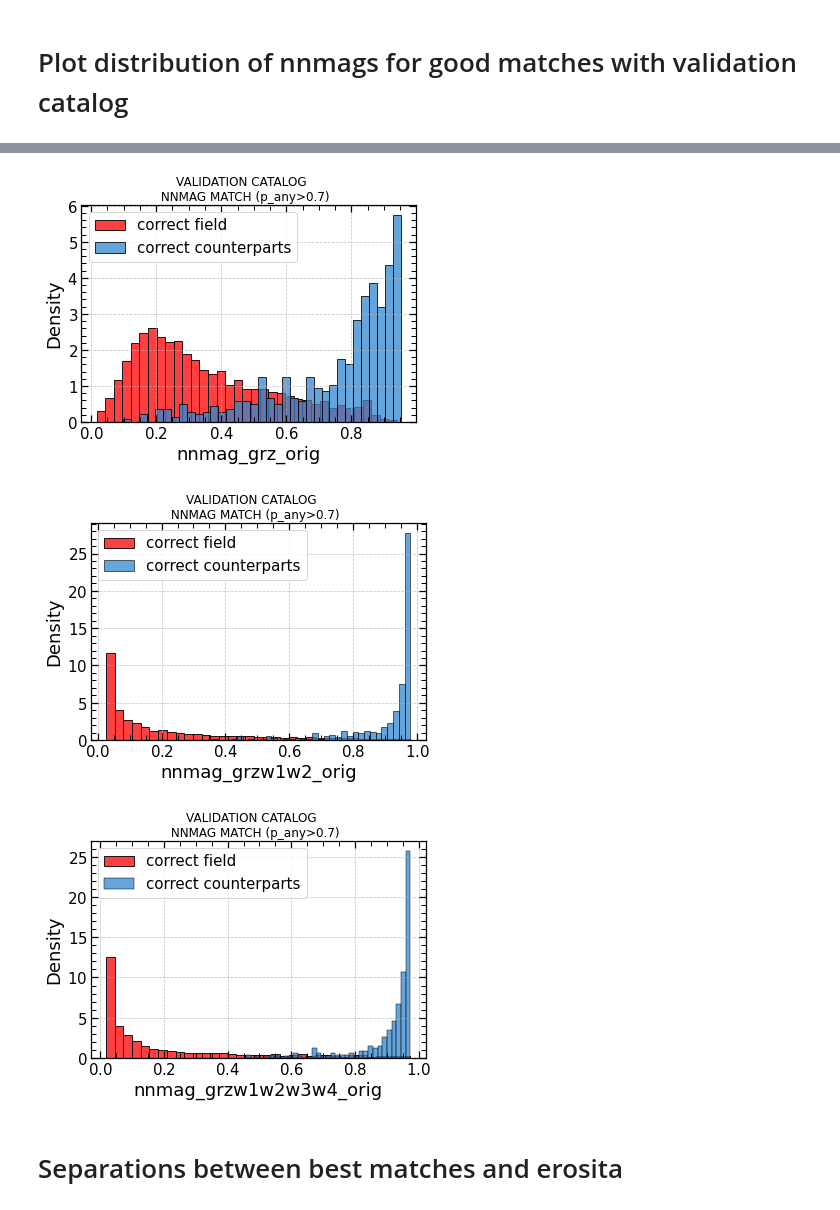
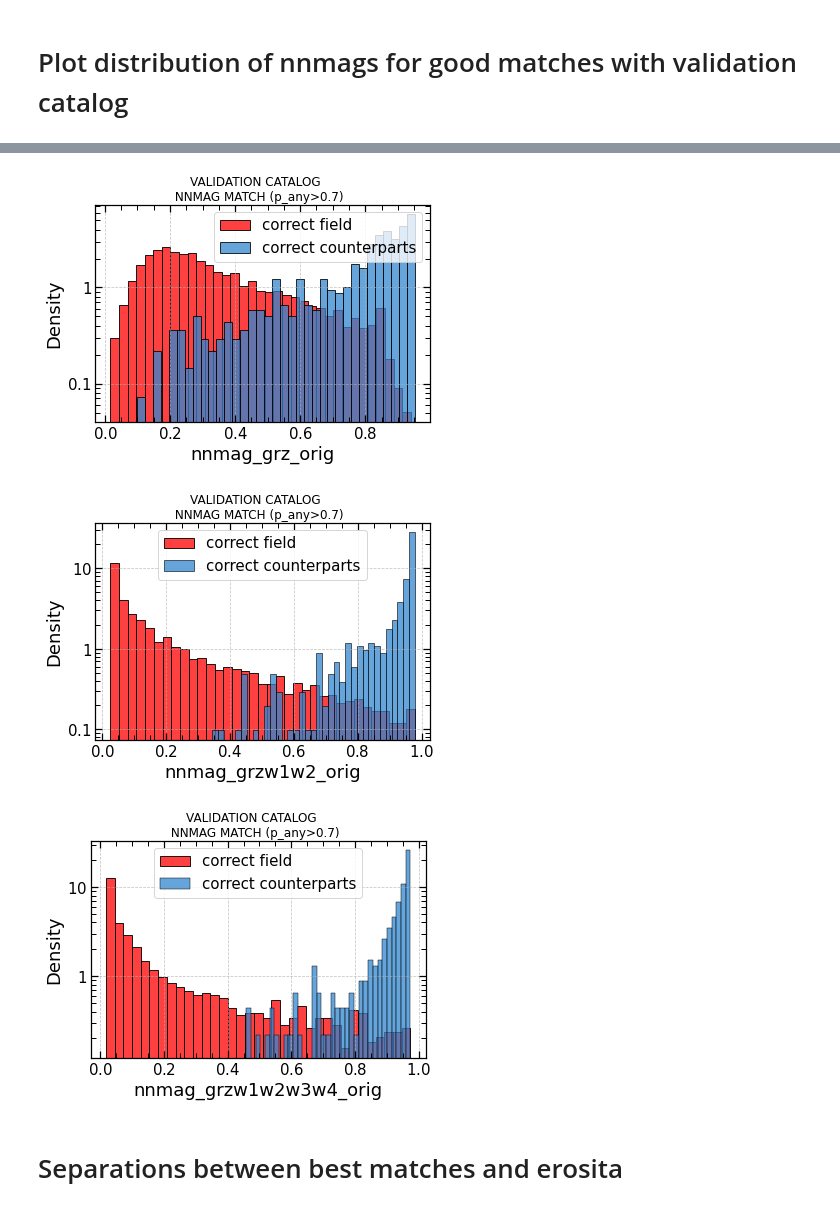
Before and after one commit to SergeiDBykov/lockman_hole, a Jupyter notebook: 2_desi-crossmatch/3_results-analyse.ipynb, the cells around one changed output, grey strips where cells are left out. Drawn from its saved outputs; the diff is of its cells as text; code cells hidden in the pictures.

```diff
--- a/2_LH-ero-desi-nway/3_results-analyse.ipynb
+++ b/2_desi-crossmatch/3_results-analyse.ipynb
@@ -36,6 +35,15 @@ def get_flag_num(x, flag):
 
 nway_res['n_match_flag_0'] = nway_res.groupby('EROSITA')['match_flag'].transform(lambda x: get_flag_num(x, 0))
 nway_res['n_match_flag_2'] = nway_res.groupby('EROSITA')['match_flag'].transform(lambda x: get_flag_num(x, 2))
+tmp = nway_res.groupby('EROSITA')['Separation_EROSITA_DESI'].transform(lambda x: min(x))
+nway_res['is_closest'] = tmp == nway_res['Separation_EROSITA_DESI']
+nway_res['is_within_pos_r98'] = nway_res['Separation_EROSITA_DESI'] < 2.79*nway_res['pos_err'] #2.79 if the coeff to transform pos_sigma2d (0.39 prob) into pos_r98 (0.98 prob) via  [0.98 = 1 - exp(-r^2/2) solve for r]. Assuming pos_err is the standard deviation of the position error (sigma 2d, 39% probability)
+
+
+
 
 nway_res_dist_only['n_match_flag_0'] = nway_res_dist_only.groupby('EROSITA')['match_flag'].transform(lambda x: get_flag_num(x, 0))
 nway_res_dist_only['n_match_flag_2'] = nway_res_dist_only.groupby('EROSITA')['match_flag'].transform(lambda x: get_flag_num(x, 2))
+tmp = nway_res_dist_only.groupby('EROSITA')['Separation_EROSITA_DESI'].transform(lambda x: min(x))
+nway_res_dist_only['is_closest'] = tmp == nway_res_dist_only['Separation_EROSITA_DESI']
+nway_res_dist_only['is_within_pos_r98'] = nway_res_dist_only['Separation_EROSITA_DESI'] < 2.79*nway_res_dist_only['pos_err']
@@ -210,5 +255,6 @@ for prior_type in ['grz_orig', 'grzw1w2_orig', 'grzw1w2w3w4_orig']:
     sns.histplot(nway_res_dist_only.query(f"prob_has_match>@prob_cutoff & match_flag==0 & nnmag_{prior_type}!=-99. & ~desi_id_true_ctp.isnull()")['nnmag_'+prior_type], stat = 'density', color = 'r', bins = 35, label = 'correct field')
     sns.histplot(nway_res_dist_only.query(f"prob_has_match>@prob_cutoff & match_flag==1 & nnmag_{prior_type}!=-99. & desi_id==desi_id_true_ctp")['nnmag_'+prior_type], stat = 'density', bins = 35, label = 'correct counterparts')
     plt.suptitle(f'VALIDATION CATALOG \n DISTANCE-ONLY MATCH (p_any>{prob_cutoff})')
+    plt.yscale('log')
     plt.legend()
 # %% [output]
@@ -218,15 +264,16 @@ for prior_type in ['grz_orig', 'grzw1w2_orig', 'grzw1w2w3w4_orig']:
 # %%
 for prior_type in ['grz_orig', 'grzw1w2_orig', 'grzw1w2w3w4_orig']:
     prob_cutoff = 0.7
     plt.figure()
     sns.histplot(nway_res.query(f"prob_has_match>@prob_cutoff & match_flag==0 & nnmag_{prior_type}!=-99. & ~desi_id_true_ctp.isnull()")['nnmag_'+prior_type], stat = 'density', color = 'r', bins = 35, label = 'correct field')
     sns.histplot(nway_res.query(f"prob_has_match>@prob_cutoff & match_flag==1 & nnmag_{prior_type}!=-99. & desi_id==desi_id_true_ctp")['nnmag_'+prior_type], stat = 'density', bins = 35, label = 'correct counterparts')
     plt.suptitle(f'VALIDATION CATALOG \n NNMAG MATCH (p_any>{prob_cutoff})')
+    plt.yscale('log')
     plt.legend()
 # %% [output]
-[figure, old version]
+[figure, new version]
-[figure, old version]
+[figure, new version]
-[figure, old version]
+[figure, new version]
 # %% [markdown]
 # Separations between best matches and erosita
 # %%
```
Also changed, not shown: parts of 10 cells of this notebook, 10 other files.
